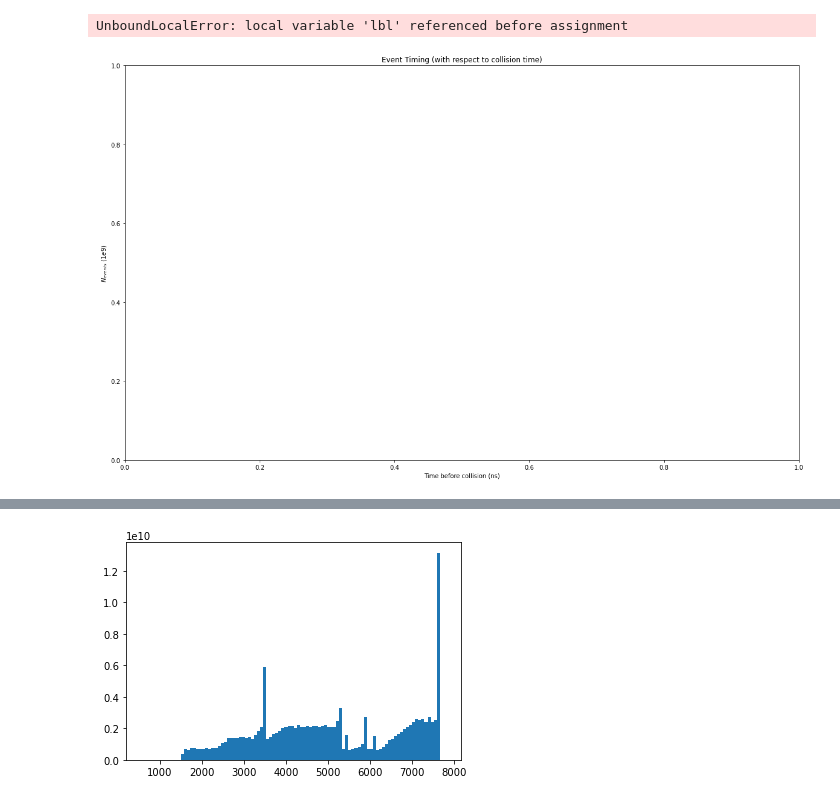
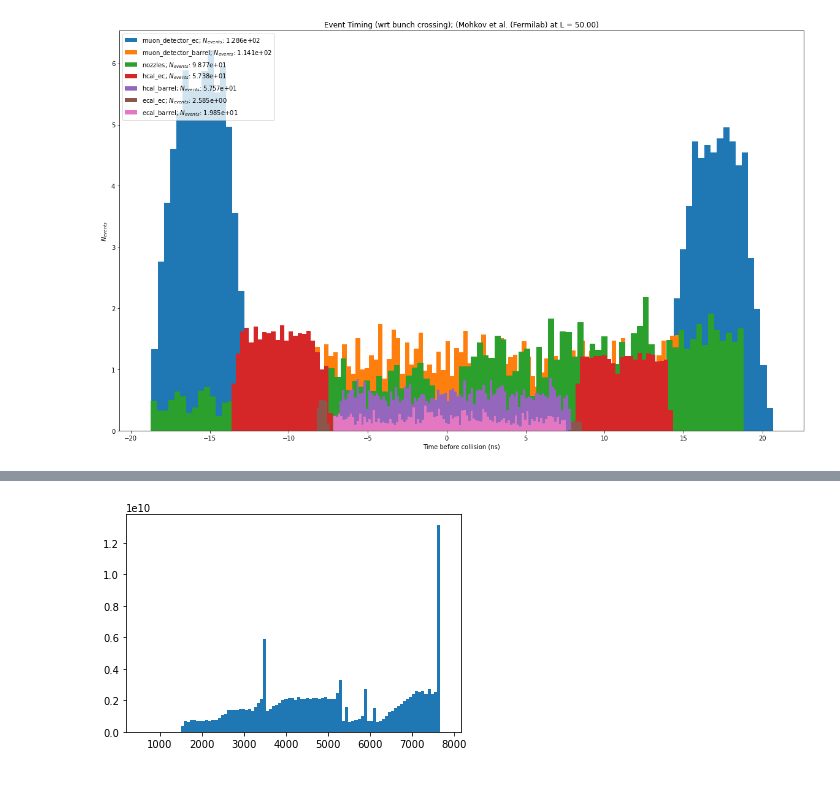
Before and after one commit to mhostert/BIN_MC, a Jupyter notebook: events.ipynb, the cells around one changed output, grey strips where cells are left out. Saved outputs shown, nothing was run; the diff lists cells and outputs as text; code cells hidden in the pictures.

```diff
--- a/events.ipynb
+++ b/events.ipynb
@@ -7,3 +10,3 @@ from nuflux.detgeo import SimulateDecays, SimulateDetector, check_mem, plot, phi
 # %%
-cc1 = SimulateDecays('mutristan s', N_evals = 1e5)
+cc = SimulateDecays('mokhov', N_evals = 1e5)
 # %% [output]
@@ -12,3 +15,3 @@ Simulation: μTRISTAN (s) parameter set with 1.000e+05 evaluations
 # %%
-sims = SimulateDetector(cc1, Lss = 40).run(show_time = 0, collision = 'mu+e-')
+sims = SimNeutrinos(cc, Lss = 50).run(show_time = 0, collision = 'mu+mu-')
 # %% [output]
@@ -45,7 +60,12 @@ plot(sims, sec = 'nozzles')
 # %%
-event_timing(sims, sec = 'muon_detector_ec', label = 'MD EC')
-event_timing(sims, sec = 'muon_detector_barrel', fs = None, label = 'MD B')
-plt.legend()
+event_timing(sims, sec = 'muon_detector_ec')
+event_timing(sims, sec = 'muon_detector_barrel', fs = None)
+event_timing(sims, sec = 'nozzles', fs = None)
+event_timing(sims, sec = 'hcal_ec', fs = None)
+event_timing(sims, sec = 'hcal_barrel', fs = None)
+event_timing(sims, sec = 'ecal_ec', fs = None)
+event_timing(sims, sec = 'ecal_barrel', fs = None)
+plt.legend(loc = 'upper left')
+plt.yscale('linear')
 # %% [output]
-UnboundLocalError: local variable 'lbl' referenced before assignment
-[figure, old version]
+[figure, new version]
```
Also changed, not shown: parts of 9 cells of this notebook, 3 other files.
